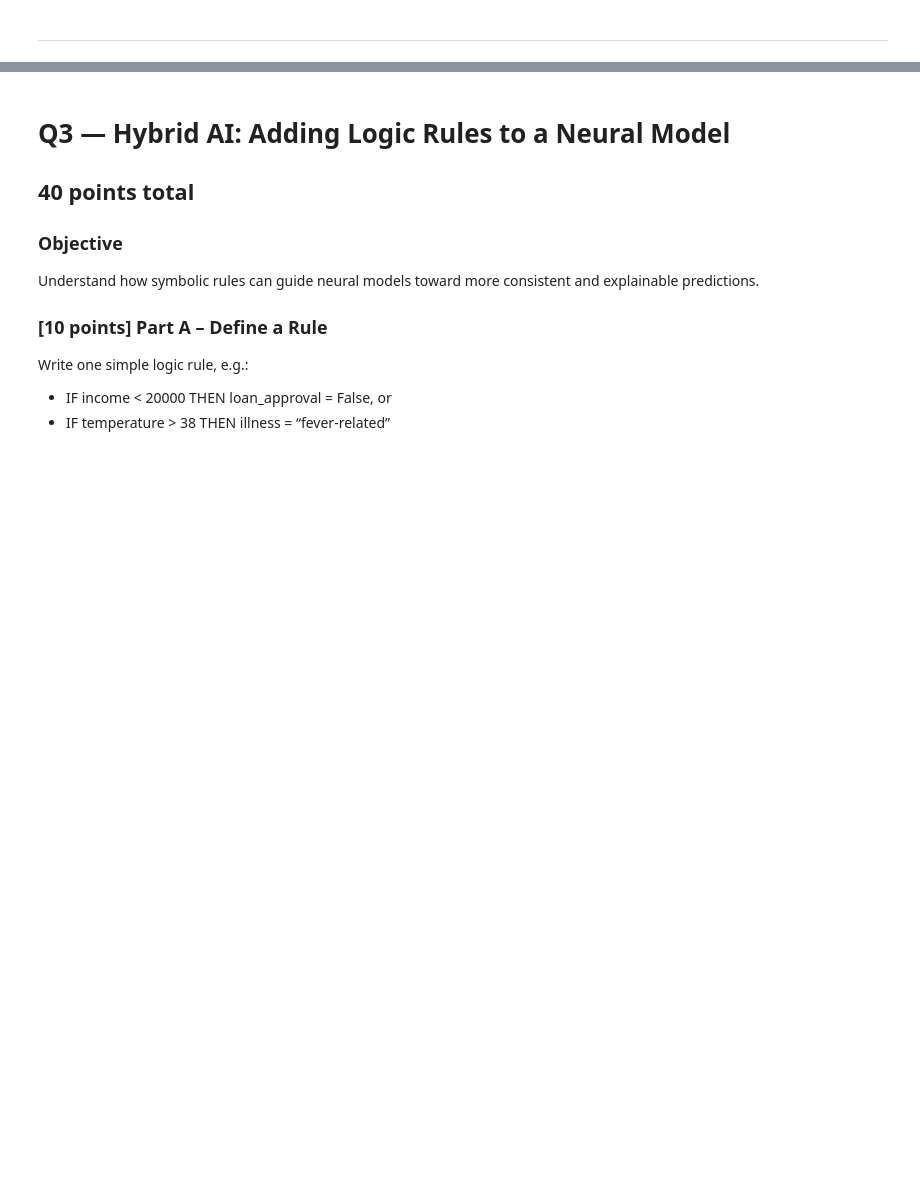
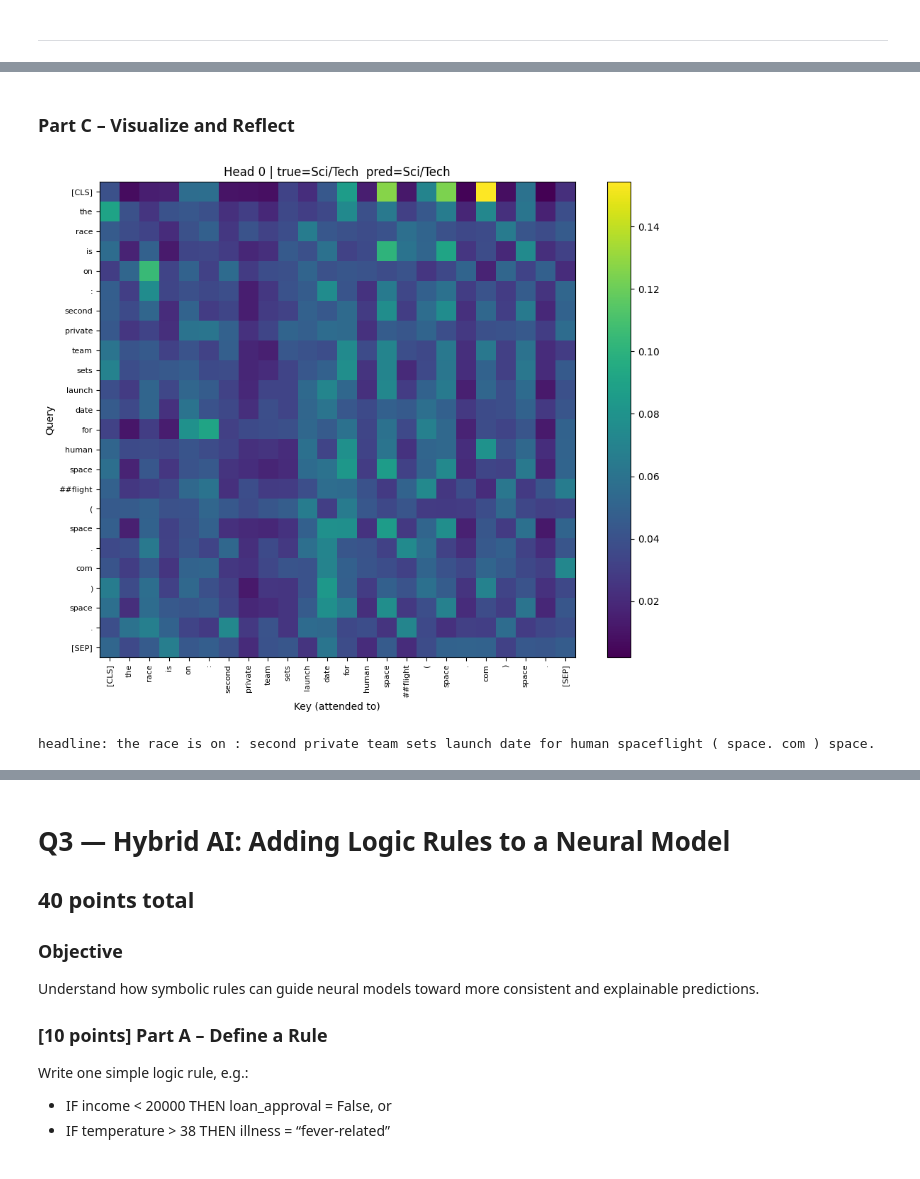
Before and after one commit to devisw0/AI-Algorithm-Design-and-Analysis---705.623, a Jupyter notebook: Assignments/HW5.ipynb, the cells around one changed output, grey strips where cells are left out. Drawn from its saved outputs; the diff is of its cells as text; code cells hidden in the pictures; blank space fills up the shorter version.

```diff
--- a/Assignments/HW5.ipynb
+++ b/Assignments/HW5.ipynb
@@ -94,0 +165,18 @@ __Goal__: Inspect attention and reason about complexity.
+# %%
+import numpy as np
+import torch
+import torch.nn as nn
+import torch.nn.functional as F
+from torch.utils.data import DataLoader, Dataset
+from datasets import load_dataset
+from transformers import AutoTokenizer
+from sklearn.model_selection import train_test_split
+import matplotlib.pyplot as plt
+
+torch.manual_seed(42)
+np.random.seed(42)
+
+# have gpu on pc, but just incase as started this on laptop
+device = torch.device("cuda" if torch.cuda.is_available() else "cpu")
+print("device:", device)
+print("torch:", torch.__version__)
@@ -96,0 +356,39 @@ __Goal__: Inspect attention and reason about complexity.
+# %% [markdown]
+### Part C – Visualize and Reflect
+# %%
+# getting one correctly classified test headline
+model.eval()
+with torch.no_grad():
+    for batch in test_loader:
+        ids  = batch["input_ids"].to(device)
+        mask = batch["attention_mask"].to(device)
+        y    = batch["label"].to(device)
+        logits, attn = model(ids, mask)
+        preds = logits.argmax(-1)
+        hits = (preds == y).nonzero(as_tuple=True)[0]
+        if len(hits) > 0:
+            i = hits[0].item()
+            sample_ids   = ids[i].cpu()
+            sample_attn  = attn[i].cpu()
+            sample_label = y[i].item()
+            sample_pred  = preds[i].item()
+            break
+
+tokens = tok.convert_ids_to_tokens(sample_ids)
+head = 0
+A = sample_attn[head].numpy()
+
+fig, ax = plt.subplots(figsize=(10, 8))
+im = ax.imshow(A, cmap="viridis")
+ax.set_xticks(range(len(tokens))); ax.set_yticks(range(len(tokens)))
+ax.set_xticklabels(tokens, rotation=90, fontsize=8)
+ax.set_yticklabels(tokens, fontsize=8)
+ax.set_xlabel("Key (attended to)")
+ax.set_ylabel("Query")
+ax.set_title(f"Head {head} | true={label_map[sample_label]}  pred={label_map[sample_pred]}")
+plt.colorbar(im); plt.tight_layout(); plt.show()
+
+print("headline:", tok.decode(sample_ids, skip_special_tokens=True))
+# %% [output]
+[figure, added]
+headline: the race is on : second private team sets launch date for human spaceflight ( space. com ) space.
```
Also changed, not shown: parts of 10 cells of this notebook.
